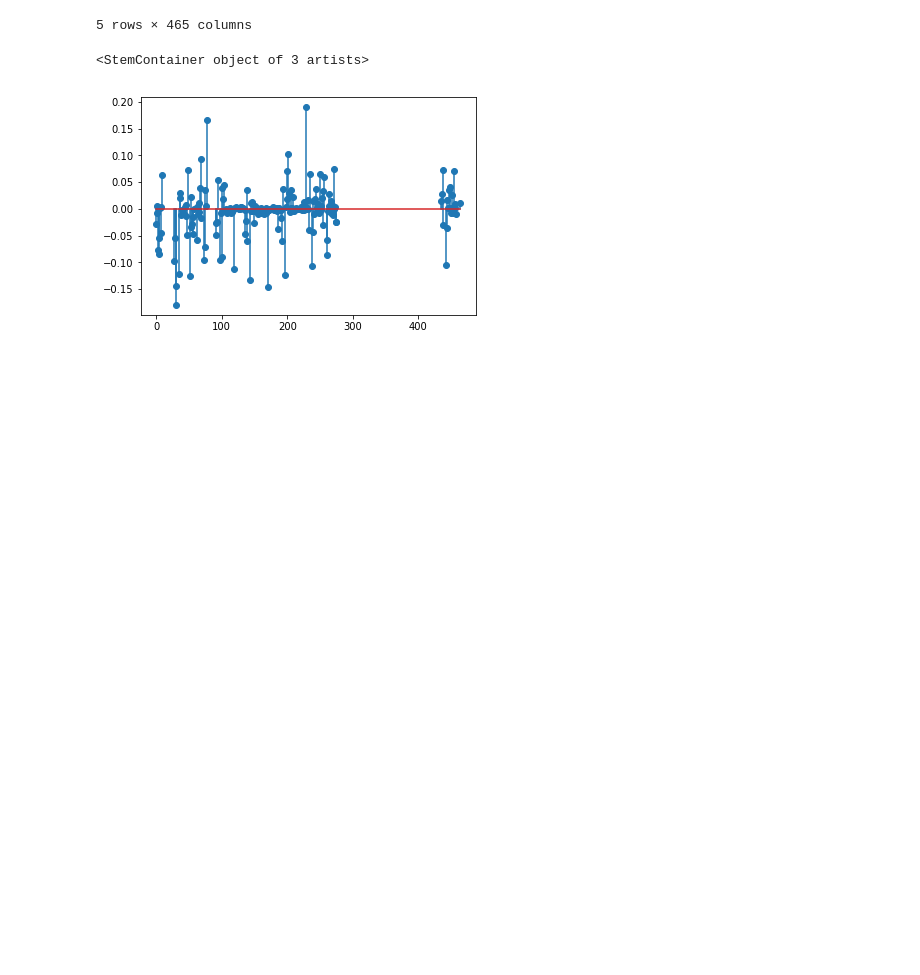
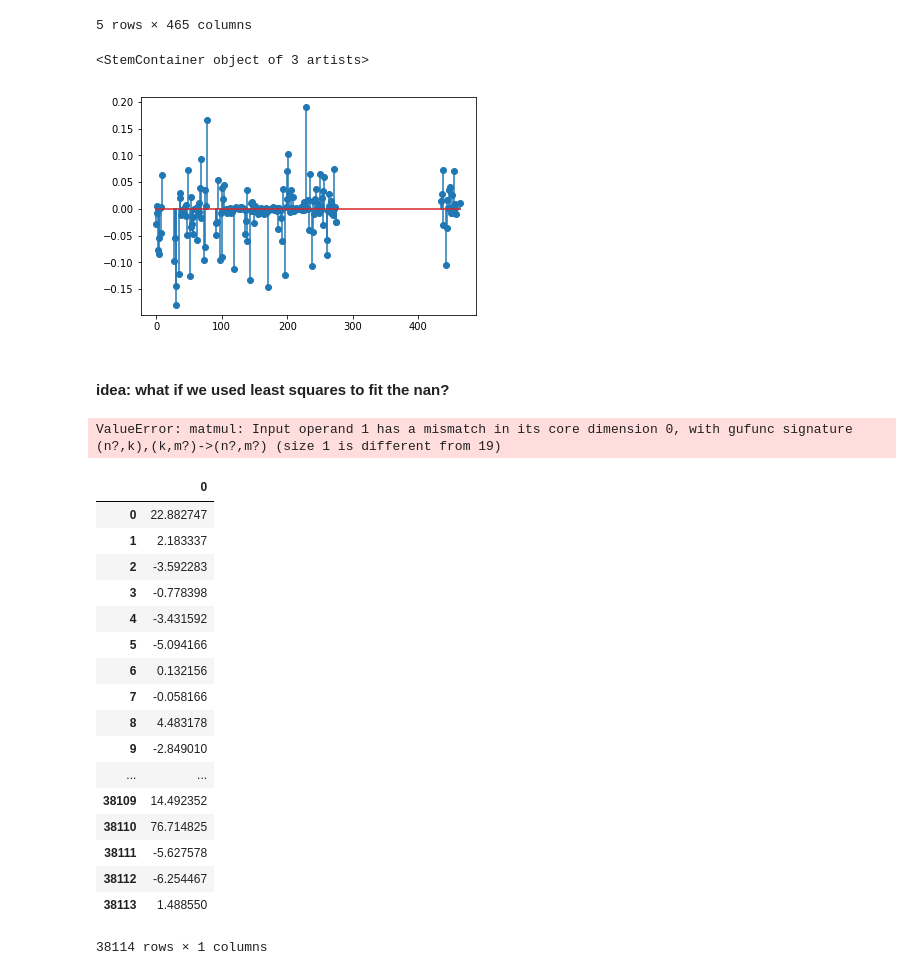
Before and after one commit to LeoSerena/MasterMLProject, a Jupyter notebook: implementations.ipynb, the cells around one changed output. Saved outputs shown, nothing was run; the diff lists cells and outputs as text; code cells hidden in the pictures; blank space fills up the shorter version.

```diff
--- a/implementations.ipynb
+++ b/implementations.ipynb
@@ -351,3 +351,46 @@ plt.stem(correlations) # correlations of multiplication of features
 # %% [output]
 <StemContainer object of 3 artists>
 [figure]
+# %% [markdown]
+#### idea: what if we used least squares to fit the nan?
+# %%
+import pandas as pd
+mass_nan_index = [0]
+jet_nan_indexes = [4,5,6,12,26,27,28]
+jet_sub_nan_indexes = [23,24,25]
+X_noNans = np.delete(X_, np.concatenate((jet_nan_indexes, jet_sub_nan_indexes)), 1)
+# %%
+defined_mass_idx = np.where(np.isfinite(X_noNans[:,0])) #indexes of samples with a mass
+undefined_mass_idx = np.where(np.isnan(X_noNans[:,0]))  #indexes of samples with a missing mass
+
+X_mass = X_noNans[defined_mass_idx][:,1:]
+y_mass = X_noNans[defined_mass_idx][:,:1]
+
+X_mass,_,_ = standardize(X_mass)
+y_mass,_,_ = standardize(y_mass)
+# %%
+w, loss = ridge_regression(X_mass, y_mass, 0.01)
+# %% [output]
+ValueError: matmul: Input operand 1 has a mismatch in its core dimension 0, with gufunc signature (n?,k),(k,m?)->(n?,m?) (size 1 is different from 19)
+# %%
+values,_,_ = standardize(X_noNans[undefined_mass_idx][:,1:])
+pd.DataFrame(values @ w)
+# %% [output]
+|  | 0 |
+| 0 | 22.882747 |
+| 1 | 2.183337 |
+| 2 | -3.592283 |
+| 3 | -0.778398 |
+| 4 | -3.431592 |
+| 5 | -5.094166 |
+| 6 | 0.132156 |
+| 7 | -0.058166 |
+| 8 | 4.483178 |
+| 9 | -2.849010 |
+| ... | ... |
+| 38109 | 14.492352 |
+| 38110 | 76.714825 |
+| 38111 | -5.627578 |
+| 38112 | -6.254467 |
+| 38113 | 1.488550 |
+38114 rows × 1 columns
```
Also changed, not shown: parts of 1 cell of this notebook, 4 other files.
